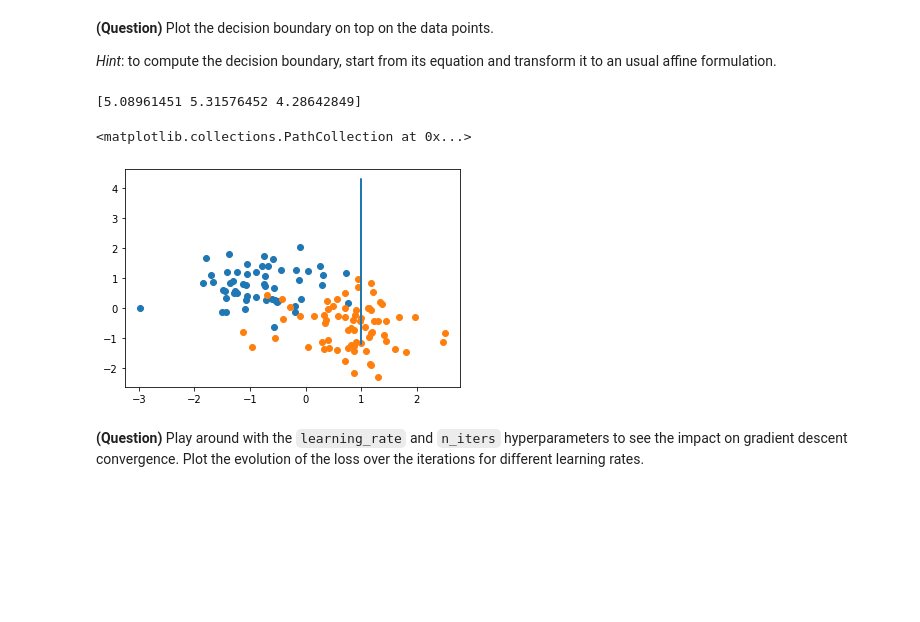
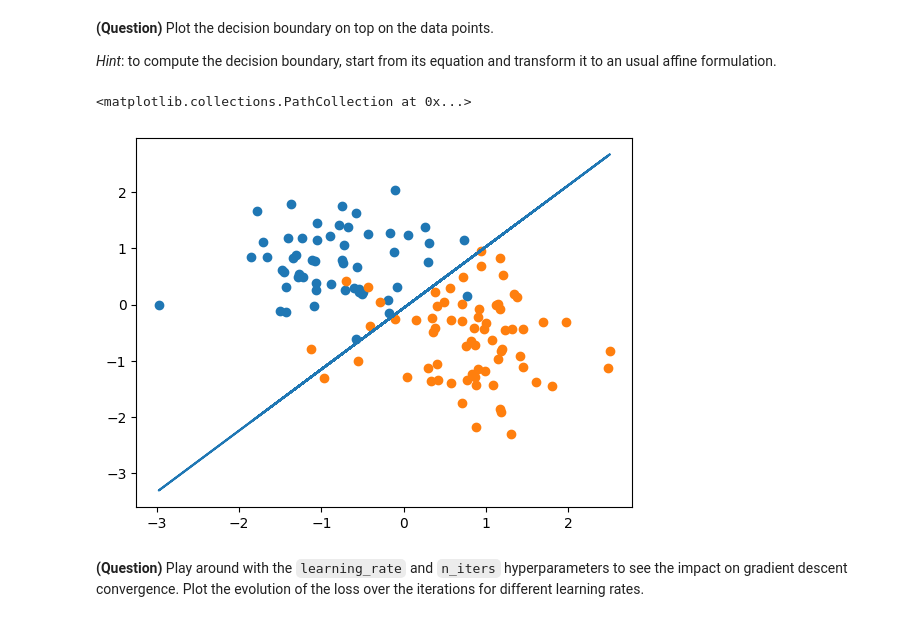
Before and after one commit to aytilfani/ml-3a, a Jupyter notebook: ml-tp2.ipynb, the cells around one changed output. Cells and saved outputs as stored; diff of their text form; code cells hidden in the pictures; blank space fills up the shorter version.

```diff
--- a/ml-tp2.ipynb
+++ b/ml-tp2.ipynb
@@ -79,7 +79,7 @@ assert np.all(X[:, 0] == 1.)
 # %%
 class LogisticRegression():
 
-    def __init__(self, learning_rate=0.01, n_iters=1000):
+    def __init__(self, learning_rate=0.1, n_iters=1000):
         self.learning_rate = learning_rate
         self.n_iters = n_iters
 
@@ -93,13 +93,13 @@ class LogisticRegression():
         return cost/y.shape[0]
 
     def fit(self, X, y):
-        self.w = np.random.randn(X.shape[1])
-        #self.w = np.zeros(X.shape[1])
+        #self.w = np.random.randn(X.shape[1])
+        self.w = np.zeros(X.shape[1])
         self.loss_hist = []
         i = 0
         while i < self.n_iters:
-            y_pred = self.predict(X)
-            self.w = self.w - (self.learning_rate/y_pred.shape[0])*(np.sum((y_pred-y)@X))
+            y_pred = self.sigmoid(X@self.w)
+            self.w = self.w - (self.learning_rate/y_pred.shape[0])*((y-y_pred).T@X)
             self.loss_hist.append(self.binary_cross_entropy(y, y_pred))
             i = i + 1
 
@@ -134,17 +132,15 @@ The classification accuracy on the training set is :  8.4244 and on the validati
 
 *Hint*: to compute the decision boundary, start from its equation and transform it to an usual affine formulation.
 # %%
-print(model.w)
 z = np.ones(np.shape(X_valid)[0])
 for i in range(z.shape[0]):
-    z[i] = (model.w[0]*X[i][0]-pred[i])/model.w[2] + (model.w[1]/model.w[2])*X[i][1]
-plt.plot(X_valid[:, 0],z)
+    z[i] = - (model.w[1]/model.w[2])*X_valid[i][1] - (model.w[0]/model.w[2])
+plt.plot(X_valid[:, 1],z)
 plt.scatter(X_valid[:, 1][y_valid == 0], X_valid[:, 2][y_valid == 0])
 plt.scatter(X_valid[:, 1][y_valid == 1], X_valid[:, 2][y_valid == 1])
 # %% [output]
-[5.08961451 5.31576452 4.28642849]
+<matplotlib.collections.PathCollection at 0x...>
-<matplotlib.collections.PathCollection at 0x...>
-[figure, old version]
+[figure, new version]
 # %% [markdown]
 **(Question)** Play around with the `learning_rate` and `n_iters` hyperparameters to see the impact on gradient descent convergence.
 Plot the evolution of the loss over the iterations for different learning rates.
```
Also changed, not shown: parts of 3 cells of this notebook.
